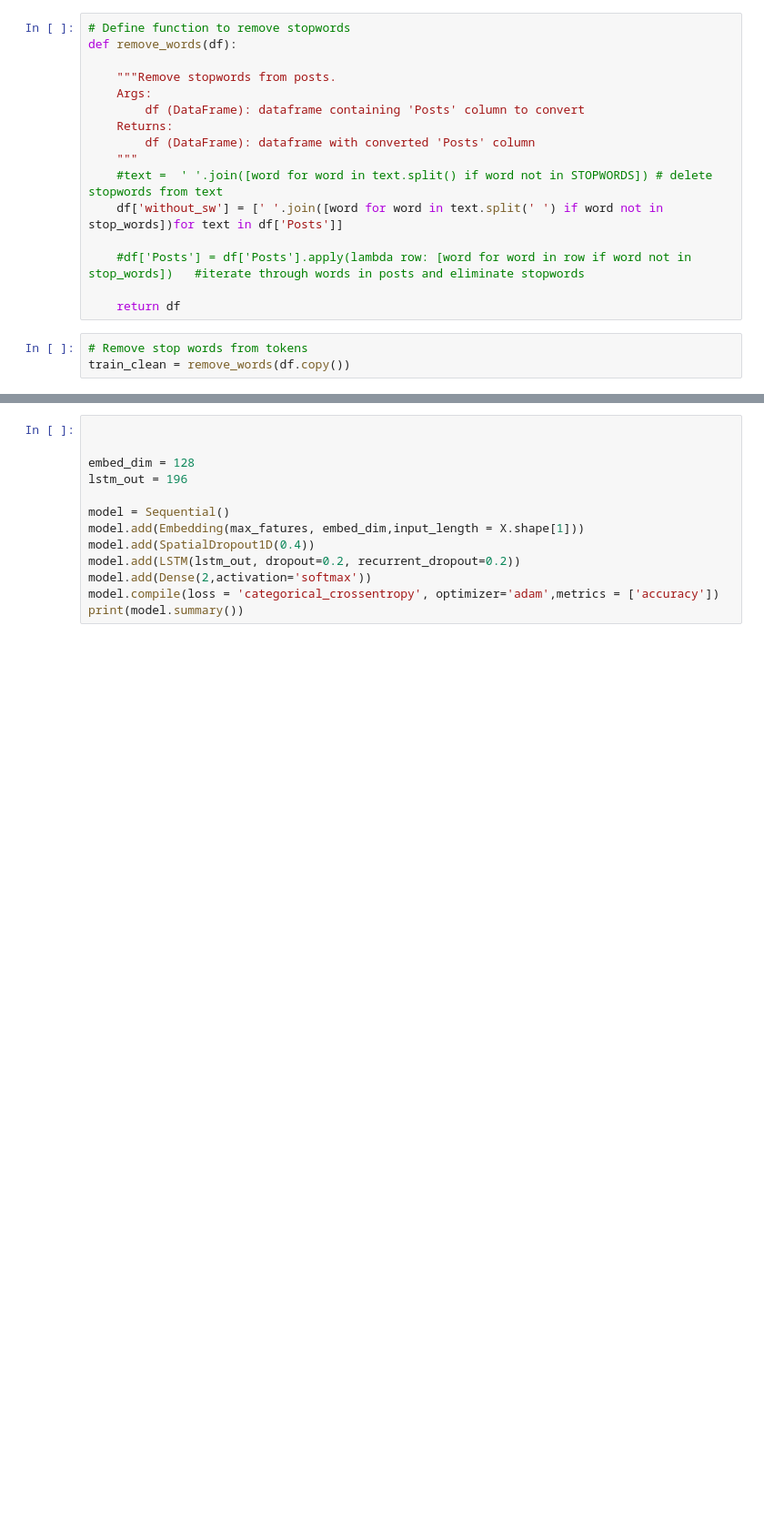
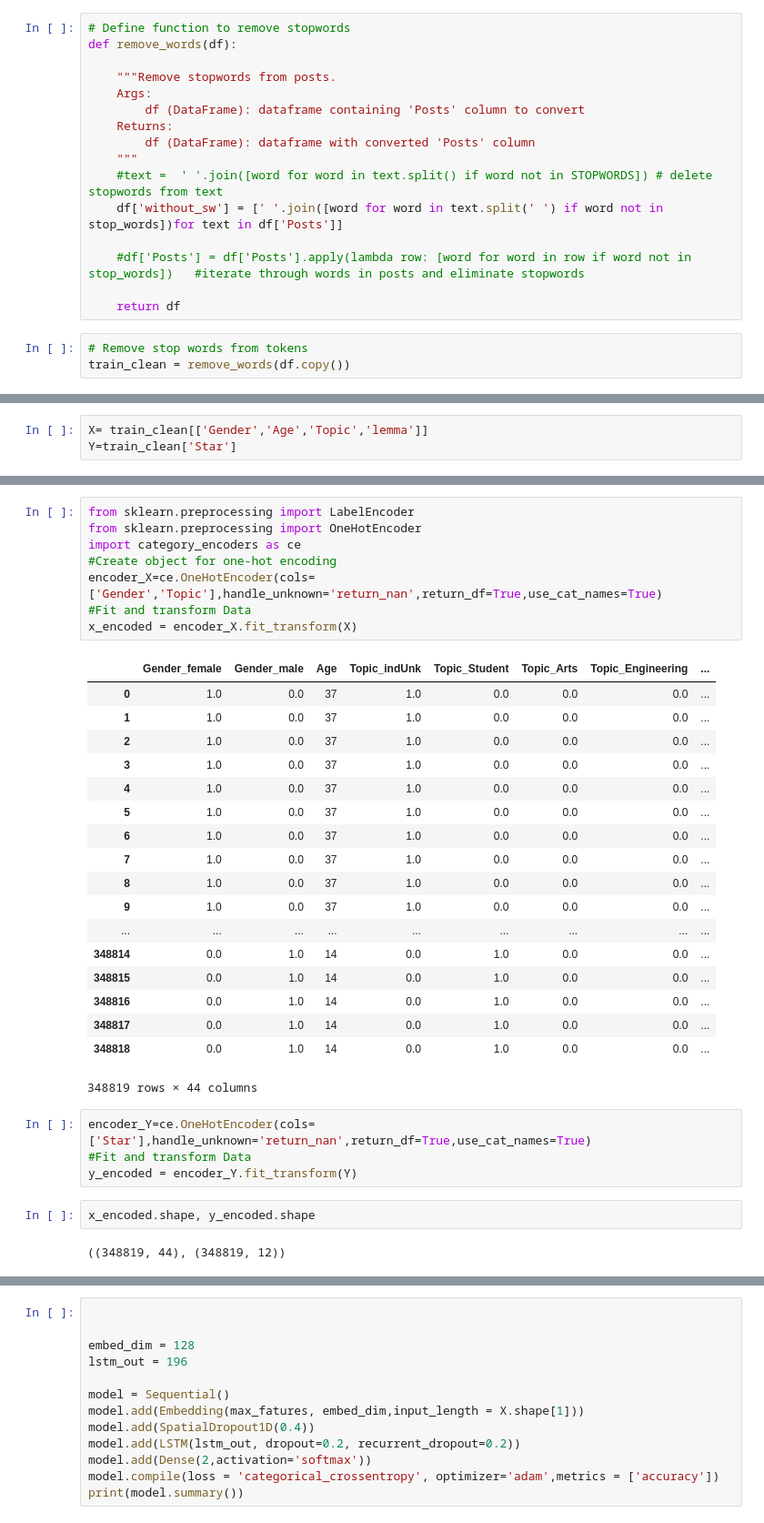
Before and after one commit to ExpertsVision/ML_DS_Tutorials, a Jupyter notebook: zodiac_star_pred.ipynb, the cells around one changed output, grey strips where cells are left out. Shown at 91% size. Cells and saved outputs as stored; diff of their text form; blank space fills up the shorter version.

```diff
--- a/zodiac_star_pred.ipynb
+++ b/zodiac_star_pred.ipynb
@@ -310,0 +284,3 @@ print(cat_df_flights_onehot.head())
+# %%
+X= train_clean[['Gender','Age','Topic','lemma']]
+Y=train_clean['Star']
@@ -310,0 +297,35 @@ print(cat_df_flights_onehot.head())
+# %%
+from sklearn.preprocessing import LabelEncoder
+from sklearn.preprocessing import OneHotEncoder
+import category_encoders as ce
+#Create object for one-hot encoding
+encoder_X=ce.OneHotEncoder(cols=['Gender','Topic'],handle_unknown='return_nan',return_df=True,use_cat_names=True)
+#Fit and transform Data
+x_encoded = encoder_X.fit_transform(X)
+# %% [output]
+|  | Gender_female | Gender_male | Age | Topic_indUnk | Topic_Student | Topic_Arts | Topic_Engineering | ... |
+| 0 | 1.0 | 0.0 | 37 | 1.0 | 0.0 | 0.0 | 0.0 | ... |
+| 1 | 1.0 | 0.0 | 37 | 1.0 | 0.0 | 0.0 | 0.0 | ... |
+| 2 | 1.0 | 0.0 | 37 | 1.0 | 0.0 | 0.0 | 0.0 | ... |
+| 3 | 1.0 | 0.0 | 37 | 1.0 | 0.0 | 0.0 | 0.0 | ... |
+| 4 | 1.0 | 0.0 | 37 | 1.0 | 0.0 | 0.0 | 0.0 | ... |
+| 5 | 1.0 | 0.0 | 37 | 1.0 | 0.0 | 0.0 | 0.0 | ... |
+| 6 | 1.0 | 0.0 | 37 | 1.0 | 0.0 | 0.0 | 0.0 | ... |
+| 7 | 1.0 | 0.0 | 37 | 1.0 | 0.0 | 0.0 | 0.0 | ... |
+| 8 | 1.0 | 0.0 | 37 | 1.0 | 0.0 | 0.0 | 0.0 | ... |
+| 9 | 1.0 | 0.0 | 37 | 1.0 | 0.0 | 0.0 | 0.0 | ... |
+| ... | ... | ... | ... | ... | ... | ... | ... | ... |
+| 348814 | 0.0 | 1.0 | 14 | 0.0 | 1.0 | 0.0 | 0.0 | ... |
+| 348815 | 0.0 | 1.0 | 14 | 0.0 | 1.0 | 0.0 | 0.0 | ... |
+| 348816 | 0.0 | 1.0 | 14 | 0.0 | 1.0 | 0.0 | 0.0 | ... |
+| 348817 | 0.0 | 1.0 | 14 | 0.0 | 1.0 | 0.0 | 0.0 | ... |
+| 348818 | 0.0 | 1.0 | 14 | 0.0 | 1.0 | 0.0 | 0.0 | ... |
+348819 rows × 44 columns
+# %%
+encoder_Y=ce.OneHotEncoder(cols=['Star'],handle_unknown='return_nan',return_df=True,use_cat_names=True)
+#Fit and transform Data
+y_encoded = encoder_Y.fit_transform(Y)
+# %%
+x_encoded.shape, y_encoded.shape
+# %% [output]
+((348819, 44), (348819, 12))
```
Also changed, not shown: parts of 16 cells of this notebook.
